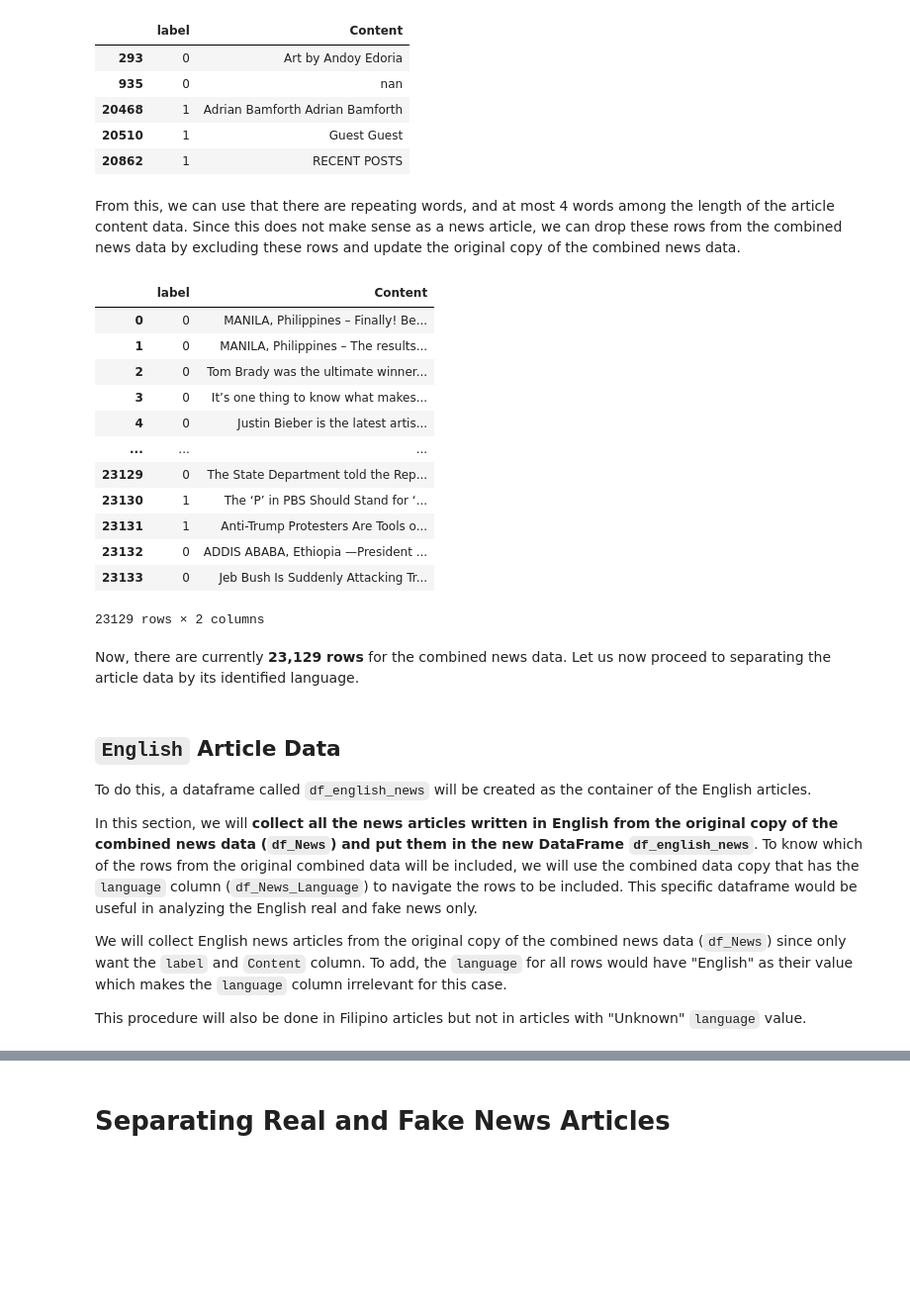
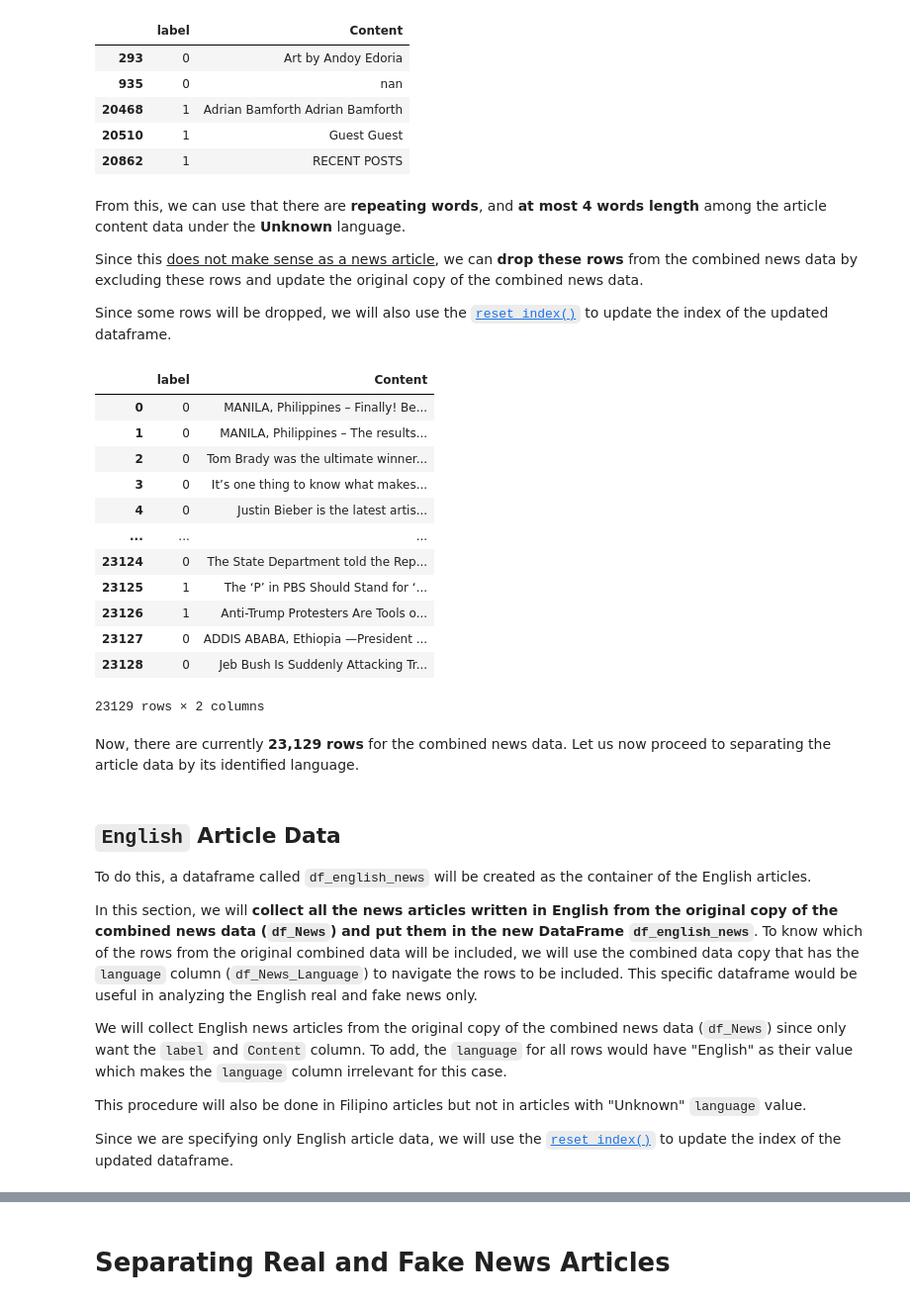
Before and after one commit to francheska-vicente/data102-fake-news, a Jupyter notebook: main-Copy1.ipynb, the cells around one changed output, grey strips where cells are left out. Shown at 99% size. Cells and saved outputs as stored; diff of their text form; code cells hidden in the pictures; blank space fills up the shorter version.

```diff
--- a/main-Copy1.ipynb
+++ b/main-Copy1.ipynb
@@ -1119,23 +1119,27 @@ df_News[df_News_Language['language'] == 'Unknown']
 | 20510 | 1 | Guest Guest |
 | 20862 | 1 | RECENT POSTS |
 # %% [markdown]
-From this, we can use that there are repeating words, and at most 4 words among the length of the article content data. Since this does not make sense as a news article, we can drop these rows from the combined news data by excluding these rows and update the original copy of the combined news data.
+From this, we can use that there are **repeating words**, and **at most 4 words length** among the article content data under the **Unknown** language.
+
+Since this <u>does not make sense as a news article</u>, we can **drop these rows** from the combined news data by excluding these rows and update the original copy of the combined news data.
+
+Since some rows will be dropped, we will also use the [`reset_index()`](https://pandas.pydata.org/docs/reference/api/pandas.DataFrame.reset_index.html) to update the index of the updated dataframe.
 # %%
-dfNews = df_News[df_News_Language['language'] != 'Unknown']
+dfNews = df_News[df_News_Language['language'] != 'Unknown'].reset_index(drop=True)
 dfNews
 # %% [output]
 |  | label | Content |
 | 0 | 0 | MANILA, Philippines – Finally! Be... |
 | 1 | 0 | MANILA, Philippines – The results... |
 | 2 | 0 | Tom Brady was the ultimate winner... |
 | 3 | 0 | It’s one thing to know what makes... |
 | 4 | 0 | Justin Bieber is the latest artis... |
 | ... | ... | ... |
-| 23129 | 0 | The State Department told the Rep... |
-| 23130 | 1 | The ‘P’ in PBS Should Stand for ‘... |
-| 23131 | 1 | Anti-Trump Protesters Are Tools o... |
-| 23132 | 0 | ADDIS ABABA, Ethiopia —President ... |
-| 23133 | 0 | Jeb Bush Is Suddenly Attacking Tr... |
+| 23124 | 0 | The State Department told the Rep... |
+| 23125 | 1 | The ‘P’ in PBS Should Stand for ‘... |
+| 23126 | 1 | Anti-Trump Protesters Are Tools o... |
+| 23127 | 0 | ADDIS ABABA, Ethiopia —President ... |
+| 23128 | 0 | Jeb Bush Is Suddenly Attacking Tr... |
 23129 rows × 2 columns
 # %% [markdown]
 Now, there are currently **23,129 rows** for the combined news data. Let us now proceed to separating the article data by its identified language.
@@ -1148,4 +1152,6 @@ In this section, we will **collect all the news articles written in English from
 We will collect English news articles from the original copy of the combined news data (`df_News`) since only want the `label` and `Content` column. To add, the `language` for all rows would have "English" as their value which makes the `language` column irrelevant for this case.
 
 This procedure will also be done in Filipino articles but not in articles with "Unknown" `language` value.
+
+Since we are specifying only English article data, we will use the [`reset_index()`](https://pandas.pydata.org/docs/reference/api/pandas.DataFrame.reset_index.html) to update the index of the updated dataframe.
 # %%
```
Also changed, not shown: parts of 10 cells of this notebook.
